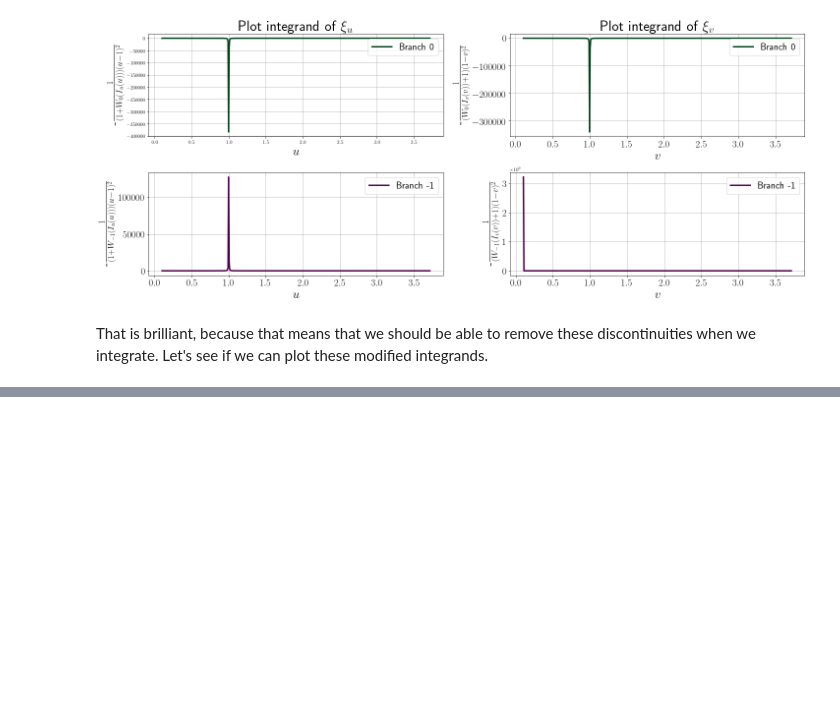
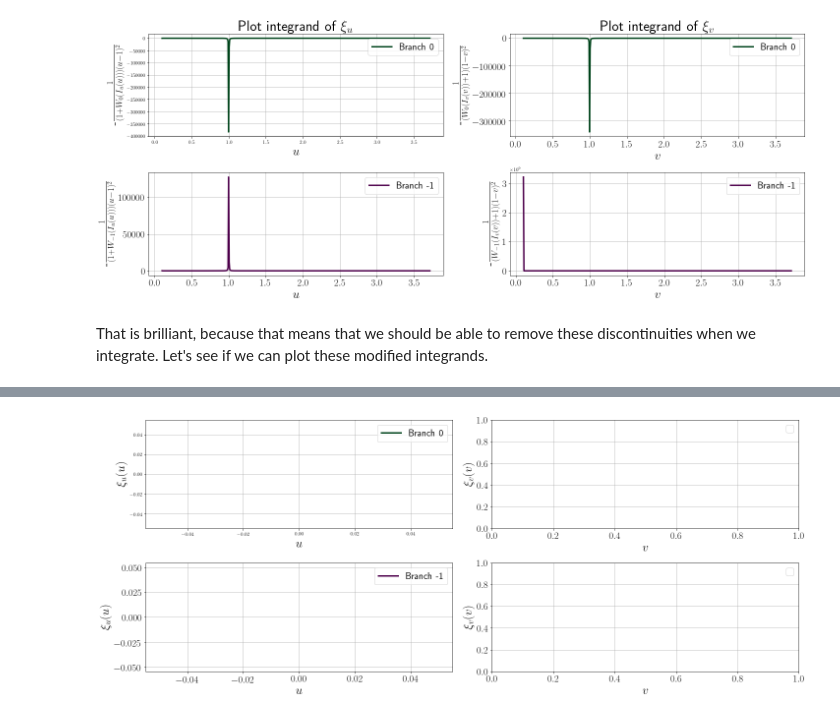
Before and after one commit to JohannesBorgqvist/separable_phase_plane_symmetries, a Jupyter notebook: Code/push_forward_LV_phase_plane_symmetries.ipynb, the cells around one changed output, grey strips where cells are left out. Saved outputs shown, nothing was run; the diff lists cells and outputs as text; code cells hidden in the pictures; blank space fills up the shorter version.

```diff
--- a/Code/push_forward_LV_phase_plane_symmetries.ipynb
+++ b/Code/push_forward_LV_phase_plane_symmetries.ipynb
@@ -680,0 +700,90 @@ axs_7[1][1].tick_params(axis='both', which='minor', labelsize=20)
+# %%
+def xi_u_func(u_min,u_max,u,branch_number,delta,alpha):
+    # Let's go through our cases
+    if u<=u_min+delta:
+        # The integral term
+        xi_u = -quad(integrand_u, u_min+delta, 1-delta, args=(u_max,1,alpha,branch_number))[0]
+        # The extra bit in the end
+        xi_u += delta*integrand_u(1-delta,u_max,1,alpha,branch_number)
+        # The extra bit in the beginning
+        xi_u += (u_min+delta-u)*integrand_u(u_min+delta,u_max,1,alpha,branch_number)
+    elif u>u_min+delta and u<1-delta:
+        # The integral term
+        xi_u = -quad(integrand_u, u, 1-delta, args=(u_max,1,alpha,branch_number))[0]
+        # The extra bit in the end
+        xi_u += delta*integrand_u(1-delta,u_max,1,alpha,branch_number)
+    elif u>= 1-delta and u<=1:
+        # Just the extra bit in the end
+        xi_u = (1-u)*integrand_u(1-delta,u_max,1,alpha,branch_number)
+    elif u>1 and u<=1+delta:
+        # Just the extra bit in the beginning
+        xi_u = (u-1)*integrand_u(1+delta,u_max,1,alpha,branch_number)
+    elif u>1+delta and u<u_max-delta:
+        # The integral bit
+        xi_u = quad(integrand_u, 1+delta, u, args=(u_max,1,alpha,branch_number))[0]
+        # The extra bit in the beginning
+        xi_u += delta*integrand_u(1+delta,u_max,1,alpha,branch_number)
+    elif u>=u_max-delta:
+        # The extra bit in the beginning
+        xi_u = delta*integrand_u(1+delta,u_max,1,alpha,branch_number)
+        # The integral bit
+        xi_u += quad(integrand_u, 1+delta, u_max-delta, args=(u_max,1,alpha,branch_number))[0]
+        # The last bit
+        xi_u += (u-(u_max-delta))*integrand_u(u_max-delta,u_max,1,alpha,branch_number)
+    return xi_u
+
+def xi_u_func_2(u,branch_number,u_max,alpha):
+    quad(integrand_u, 1.05, u, args=(u_max,1,alpha,branch_number))[0]
+
+delta_u = 0.0001
+u_vec = linspace(1.05,max(u)-delta_u,500)
+#xi_u_0 = array([xi_u_func(u_min,u_max,u_temp,0,delta_u) for u_temp in u_vec])
+#xi_u_1 = array([xi_u_func(u_min,u_max,u_temp,-1,delta_u) for u_temp in u_vec])
+xi_u_0 = array([xi_u_func_2(u_temp,0,u_max,alpha) for u_temp in u_vec])
+xi_u_1 = array([xi_u_func_2(u_temp,-1,u_max,alpha) for u_temp in u_vec])
+#print(xi_u_func(u_min,u_max,2*u_min,0,delta_u))
+print(xi_u_0[1:10])
+
+
+# Set all parameters to tex
+plt.rcParams['text.usetex'] = True
+# The figure here
+fig_8, axs_8 = plt.subplots(2, 2, constrained_layout=True, figsize=(20, 8))
+# Plot the solutions
+# The the integrand of xi_u vs u
+axs_8[0][0].plot(u_vec, xi_u_0, '-', label="Branch 0" ,color=(0/256,68/256,27/256),linewidth=3.0)
+axs_8[0][0].grid()
+axs_8[0][0].legend(loc='best',prop={"size":20})
+axs_8[0][0].set_xlabel('$u$',fontsize=25)
+axs_8[0][0].set_ylabel('$\\xi_u(u)$',fontsize=25)
+# Title and saving the figure
+#axs_8[0][0].set_title('Plot integrand of $\\xi_u$',fontsize=30,weight='bold');
+# Change the size of the ticks
+axs_8[1][0].tick_params(axis='both', which='major', labelsize=20)
+axs_8[1][0].tick_params(axis='both', which='minor', labelsize=20)
+axs_8[1][0].plot(u_vec, xi_u_1, '-', label="Branch -1" ,color=(77/256,0/256,75/256),linewidth=3.0)
+axs_8[1][0].grid()
+axs_8[1][0].legend(loc='best',prop={"size":20})
+axs_8[1][0].set_xlabel('$u$',fontsize=25)
+axs_8[1][0].set_ylabel('$\\xi_u(u)$',fontsize=25)
+# The the integrand of xi_v vs v
+#axs_8[0][1].plot(v_vec_mashed, integrand_v_Lw_1_mashed, '-', label="Branch 0" ,color=(0/256,68/256,27/256),linewidth=3.0)
+axs_8[0][1].grid()
+axs_8[0][1].legend(loc='best',prop={"size":20})
+axs_8[0][1].set_xlabel('$v$',fontsize=25)
+axs_8[0][1].set_ylabel('$\\xi_v(v)$',fontsize=25)
+# Change the size of the ticks
+axs_8[0][1].tick_params(axis='both', which='major', labelsize=20)
+axs_8[0][1].tick_params(axis='both', which='minor', labelsize=20)
+# Title and saving the figure
+#axs_8[0][1].set_title('Plot integrand of $\\xi_v$',fontsize=30,weight='bold');
+# Branch -1
+#axs_8[1][1].plot(v_vec_mashed, integrand_v_Lw_2_mashed, '-', label="Branch -1" ,color=(77/256,0/256,75/256),linewidth=3.0)
+axs_8[1][1].grid()
+axs_8[1][1].legend(loc='best',prop={"size":20})
+axs_8[1][1].set_xlabel('$v$',fontsize=25)
+axs_8[1][1].set_ylabel('$\\xi_v(v)$',fontsize=25)
+# Change the size of the ticks
+axs_8[1][1].tick_params(axis='both', which='major', labelsize=20)
+axs_8[1][1].tick_params(axis='both', which='minor', labelsize=20)
+# %% [output]
@@ -680,0 +793 @@ axs_7[1][1].tick_params(axis='both', which='minor', labelsize=20)
+[figure, added]
```
Also changed, not shown: parts of 6 cells of this notebook.
